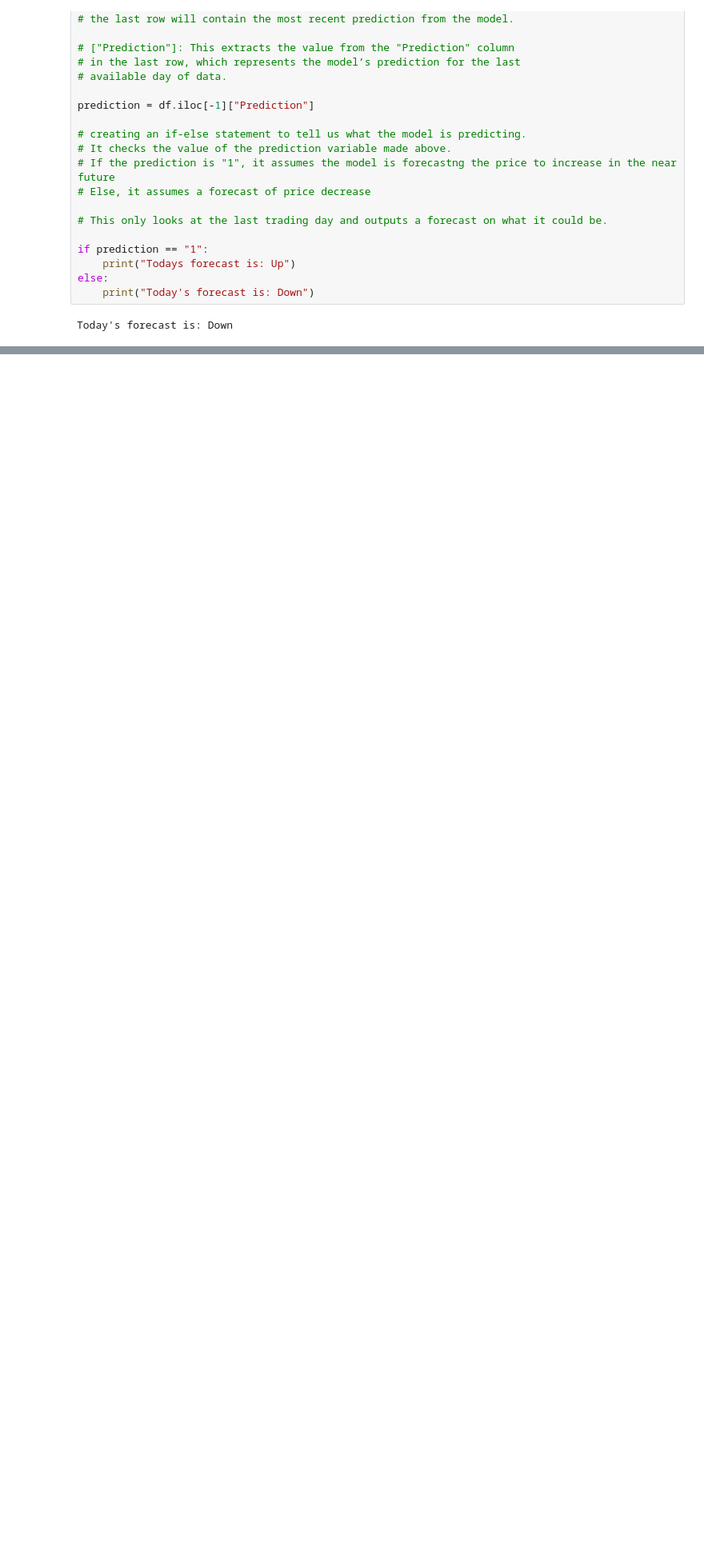
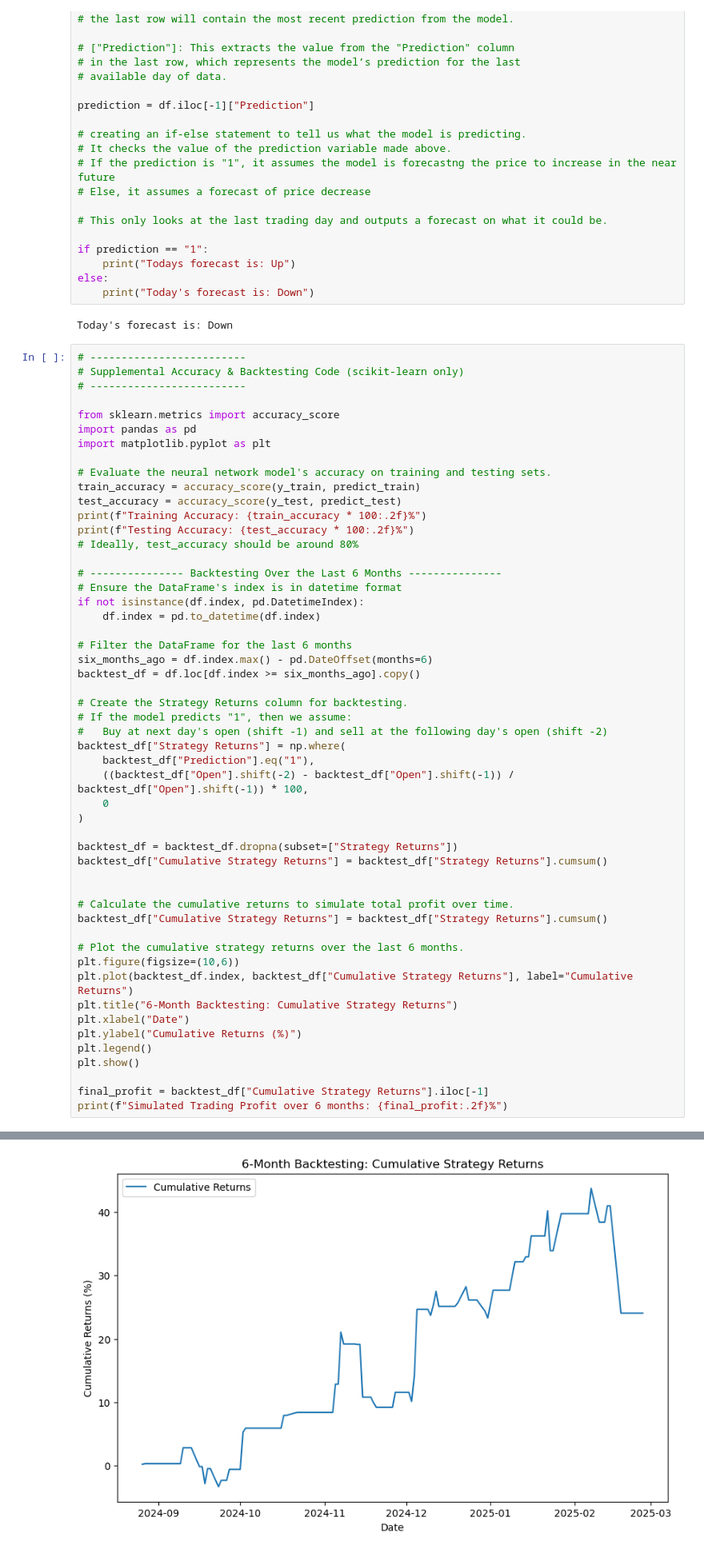
Before and after one commit to giancarlonan/Machine-Learning-for-Stock-Trading---Neural-Network, a Jupyter notebook: MachineLearningCode.ipynb, the cells around one changed output, grey strips where cells are left out. Shown: that part at 80% size. Saved outputs shown, nothing was run; the diff lists cells and outputs as text; blank space fills up the shorter version.

Commit message:
Updated Machine Learning code

```diff
--- a/MachineLearningCode.ipynb
+++ b/MachineLearningCode.ipynb
@@ -300,3 +324,56 @@ else:
     print("Today's forecast is: Down")
 # %% [output]
 Today's forecast is: Down
+# %%
+# -------------------------
+# Supplemental Accuracy & Backtesting Code (scikit-learn only)
+# -------------------------
+
+from sklearn.metrics import accuracy_score
+import pandas as pd
+import matplotlib.pyplot as plt
+
+# Evaluate the neural network model's accuracy on training and testing sets.
+train_accuracy = accuracy_score(y_train, predict_train)
+test_accuracy = accuracy_score(y_test, predict_test)
+print(f"Training Accuracy: {train_accuracy * 100:.2f}%")
+print(f"Testing Accuracy: {test_accuracy * 100:.2f}%")
+# Ideally, test_accuracy should be around 80%
+
+# --------------- Backtesting Over the Last 6 Months ---------------
+# Ensure the DataFrame's index is in datetime format
+if not isinstance(df.index, pd.DatetimeIndex):
+    df.index = pd.to_datetime(df.index)
+
+# Filter the DataFrame for the last 6 months
+six_months_ago = df.index.max() - pd.DateOffset(months=6)
+backtest_df = df.loc[df.index >= six_months_ago].copy()
+
+# Create the Strategy Returns column for backtesting.
+# If the model predicts "1", then we assume:
+#   Buy at next day's open (shift -1) and sell at the following day's open (shift -2)
+backtest_df["Strategy Returns"] = np.where(
+    backtest_df["Prediction"].eq("1"),
+    ((backtest_df["Open"].shift(-2) - backtest_df["Open"].shift(-1)) / backtest_df["Open"].shift(-1)) * 100,
+    0
+)
+
+backtest_df = backtest_df.dropna(subset=["Strategy Returns"])
+backtest_df["Cumulative Strategy Returns"] = backtest_df["Strategy Returns"].cumsum()
+
+
+# Calculate the cumulative returns to simulate total profit over time.
+backtest_df["Cumulative Strategy Returns"] = backtest_df["Strategy Returns"].cumsum()
+
+# Plot the cumulative strategy returns over the last 6 months.
+plt.figure(figsize=(10,6))
+plt.plot(backtest_df.index, backtest_df["Cumulative Strategy Returns"], label="Cumulative Returns")
+plt.title("6-Month Backtesting: Cumulative Strategy Returns")
+plt.xlabel("Date")
+plt.ylabel("Cumulative Returns (%)")
+plt.legend()
+plt.show()
+
+final_profit = backtest_df["Cumulative Strategy Returns"].iloc[-1]
+print(f"Simulated Trading Profit over 6 months: {final_profit:.2f}%")
+# %% [output]
@@ -302,0 +382 @@ Today's forecast is: Down
+[figure, added]
```
Also changed, not shown: parts of 8 cells of this notebook.
